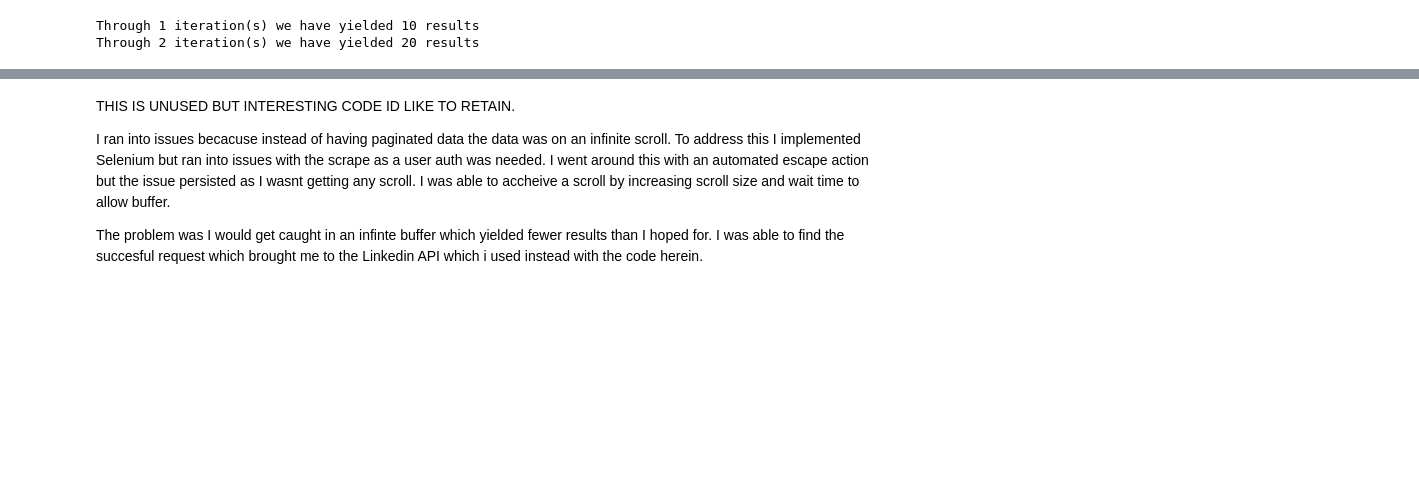
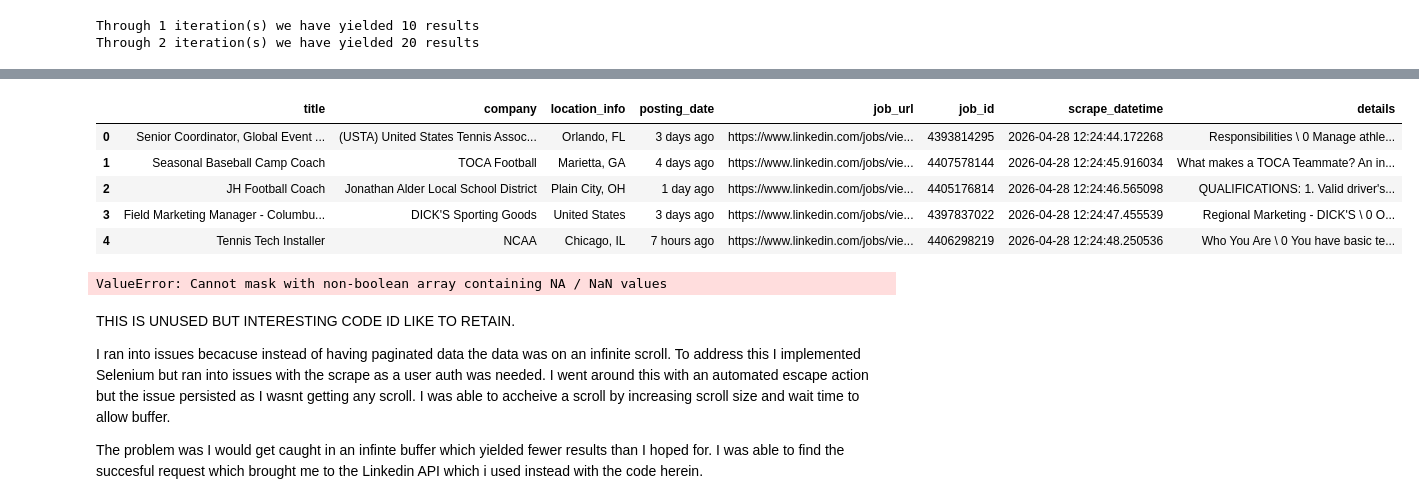
Before and after one commit to VinCoppola/JobsInSports, a Jupyter notebook: linkedin_scraper.ipynb, the cells around one changed output, grey strips where cells are left out. Saved outputs shown, nothing was run; the diff lists cells and outputs as text; code cells hidden in the pictures; blank space fills up the shorter version.

```diff
--- a/linkedin_scraper.ipynb
+++ b/linkedin_scraper.ipynb
@@ -122,5 +127,5 @@ for chunk in range(0, 11,10):
 Through 1 iteration(s) we have yielded 10 results
 Through 2 iteration(s) we have yielded 20 results
 # %%
-joblist = []
-c = extract()
+jobs_list = []
+c = extract(250)
@@ -227,3 +274,0 @@ temp_df = pd.DataFrame(jobs_list)
-# %%
-pd.set_option('display.max_colwidth',None)
-temp_df
@@ -248,3 +275,42 @@ temp_df
+# %%
+linkedin_df = pd.DataFrame(jobs_list)
+linkedin_df.head()
+# %% [output]
+|  | title | company | location_info | posting_date | job_url | job_id | scrape_datetime | details |
+| 0 | Senior Coordinator, Global Event ... | (USTA) United States Tennis Assoc... | Orlando, FL | 3 days ago | https://www.linkedin.com/jobs/vie... | 4393814295 | 2026-04-28 12:24:44.172268 | Responsibilities \ 0 Manage athle... |
+| 1 | Seasonal Baseball Camp Coach | TOCA Football | Marietta, GA | 4 days ago | https://www.linkedin.com/jobs/vie... | 4407578144 | 2026-04-28 12:24:45.916034 | What makes a TOCA Teammate? An in... |
+| 2 | JH Football Coach | Jonathan Alder Local School District | Plain City, OH | 1 day ago | https://www.linkedin.com/jobs/vie... | 4405176814 | 2026-04-28 12:24:46.565098 | QUALIFICATIONS: 1. Valid driver's... |
+| 3 | Field Marketing Manager - Columbu... | DICK'S Sporting Goods | United States | 3 days ago | https://www.linkedin.com/jobs/vie... | 4397837022 | 2026-04-28 12:24:47.455539 | Regional Marketing - DICK'S \ 0 O... |
+| 4 | Tennis Tech Installer | NCAA | Chicago, IL | 7 hours ago | https://www.linkedin.com/jobs/vie... | 4406298219 | 2026-04-28 12:24:48.250536 | Who You Are \ 0 You have basic te... |
+# %%
+# Data Cleaning Section - I believe all of this functionally works so far. I need to address hybrid/remote location tags and see if I want to implement them.
+linkedin_df = pd.DataFrame(jobs_list)
+
+linkedin_df['city'] = linkedin_df['location_info'].str.split(',').str[0].str.strip()
+linkedin_df['state'] = linkedin_df['location_info'].str.split(',').str[1].str.strip()
+linkedin_df['country'] = 'United States'
+linkedin_df.loc[linkedin_df['city'].str.contains("[,]"),'city'] = linkedin_df['city'].str.split(',').str[0].str.strip()
+linkedin_df.loc[linkedin_df['city'].str.len()==2,'state'] = linkedin_df.city
+linkedin_df.loc[linkedin_df['state'].str.contains('[ ]'),'country'] = linkedin_df.state
+linkedin_df.loc[linkedin_df['state'].str.contains('[ ]'),'state'] = None
+linkedin_df['remote_option'] = linkedin_df['location_info'].str.contains(' Rem| Hyb', case=False, na=False)
+
+#linkedin_df["company_id"] = number.fit_transform(linkedin_df["company"].astype('str'))
+#linkedin_df.loc[linkedin_df['company_id'] == 0,'company_id'] = (max(linkedin_df['company_id'])+1)
+#linkedin_df.sort_values(by = 'company_id')
+
+#linkedin_df.loc[~linkedin_df['posting_date_identifier'].str.endswith('s'),'posting_date_identifier'] = linkedin_df['posting_date_identifier'] + ('s')
+linkedin_df['posting_source_ID'] = 2
+linkedin_df
+#linkedin_df['posting_timestamp'] = linkedin_df.apply(
+#    lambda row: row['scrape_datetime'] - timedelta(**{row['posting_date_identifier']: int(row['posting_numbers'])}),
+#    axis=1)
+#linkedin_df.loc[linkedin_df['remote_option'] == True]
+#linkedin_df[linkedin_df.duplicated(subset=['job_id'])]
+#linkedin_df.loc[linkedin_df['title'].str.contains("\(")]
+#linkedin_df[linkedin_df.job_id == '2165207']
+# %% [output]
+ValueError: Cannot mask with non-boolean array containing NA / NaN values
 # %%
 joblist = []
 leagues = ['Major%20League%20Soccer', 'Major%20League%20Baseball','National%20Football%20League']
```
Also changed, not shown: parts of 12 cells of this notebook.
